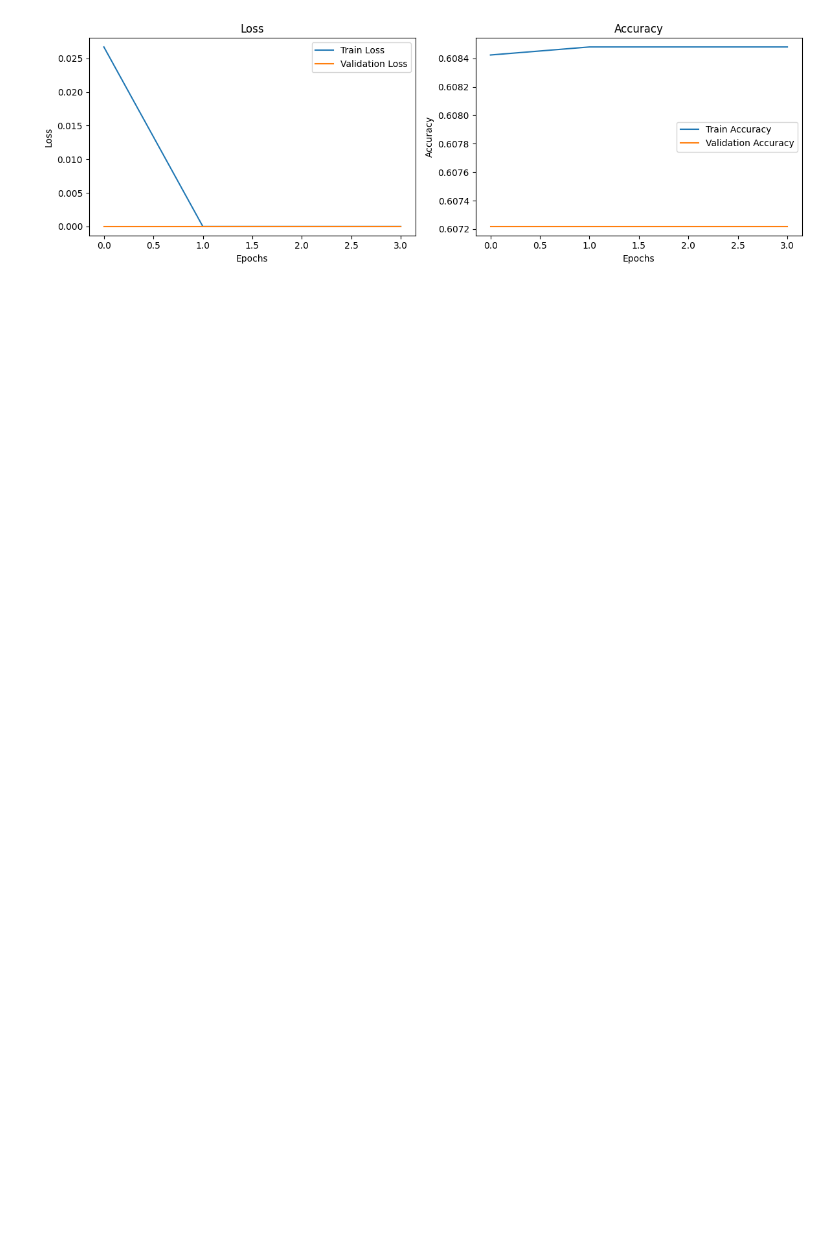
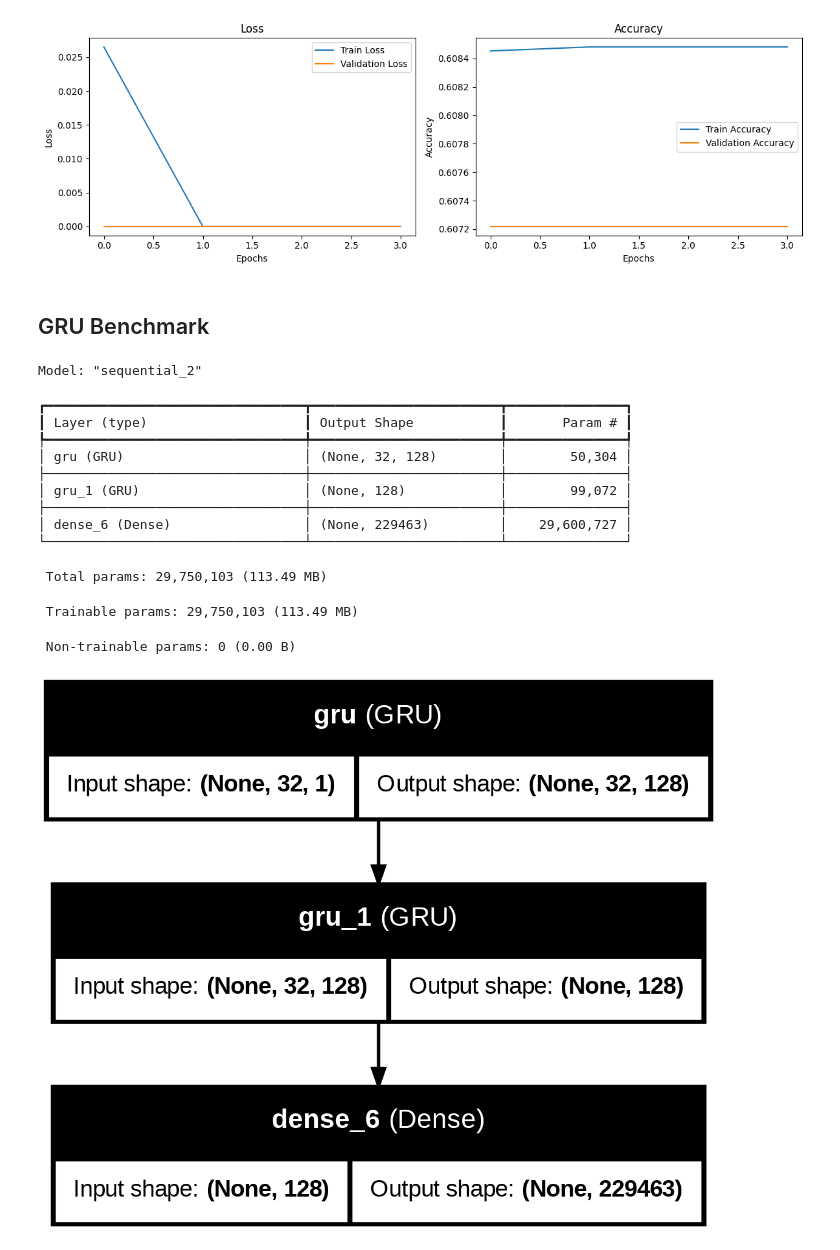
Before and after one commit to danielathome19/Engram-Neural-Network, a Jupyter notebook: examples/sequence.ipynb, the cells around one changed output. Drawn from its saved outputs; the diff is of its cells as text; code cells hidden in the pictures; blank space fills up the shorter version.

Commit message:
Added GRU and LSTM to sequence benchmark

```diff
--- a/examples/sequence.ipynb
+++ b/examples/sequence.ipynb
@@ -326,3 +326,50 @@ plt.show()
 # Note: 0 Loss Likely Means Softmax Saturation, Not Overfitting
 # %% [output]
 [figure]
+# %% [markdown]
+## GRU Benchmark
+# %%
+# Create a GRU model that is comparable to the ENN
+gru_model = keras.Sequential([
+    keras.layers.GRU(128, input_shape=(32, 1), return_sequences=True),
+    keras.layers.GRU(128),
+    keras.layers.Dense(vocab_size, activation='softmax')
+])
+
+gru_early_stopping = keras.callbacks.EarlyStopping(
+    monitor='val_loss',
+    patience=3,
+    restore_best_weights=True
+)
+
+gru_lr_scheduler = keras.callbacks.ReduceLROnPlateau(
+    monitor='val_loss',
+    factor=0.5,
+    patience=2,
+    min_lr=1e-5
+)
+
+gru_model.compile(
+    optimizer=keras.optimizers.Adam(learning_rate=0.001, clipnorm=1.0),
+    loss='sparse_categorical_crossentropy',
+    metrics=['accuracy']
+)
+
+gru_model.summary()
+plot_model(gru_model, show_shapes=True, show_layer_names=True, expand_nested=True, to_file='examples/out/wikitext_gru_model.png')
+# Image(filename='examples/out/wikitext_gru_model.png', width=800)
+# %% [output]
+Model: "sequential_2"
+┏━━━━━━━━━━━━━━━━━━━━━━━━━━━━━━━━━┳━━━━━━━━━━━━━━━━━━━━━━━━┳━━━━━━━━━━━━━━━┓
+┃ Layer (type)                    ┃ Output Shape           ┃       Param # ┃
+┡━━━━━━━━━━━━━━━━━━━━━━━━━━━━━━━━━╇━━━━━━━━━━━━━━━━━━━━━━━━╇━━━━━━━━━━━━━━━┩
+│ gru (GRU)                       │ (None, 32, 128)        │        50,304 │
+├─────────────────────────────────┼────────────────────────┼───────────────┤
+│ gru_1 (GRU)                     │ (None, 128)            │        99,072 │
+├─────────────────────────────────┼────────────────────────┼───────────────┤
+│ dense_6 (Dense)                 │ (None, 229463)         │    29,600,727 │
+└─────────────────────────────────┴────────────────────────┴───────────────┘
+ Total params: 29,750,103 (113.49 MB)
+ Trainable params: 29,750,103 (113.49 MB)
+ Non-trainable params: 0 (0.00 B)
+[figure, added]
```
Also changed, not shown: parts of 12 cells of this notebook.
